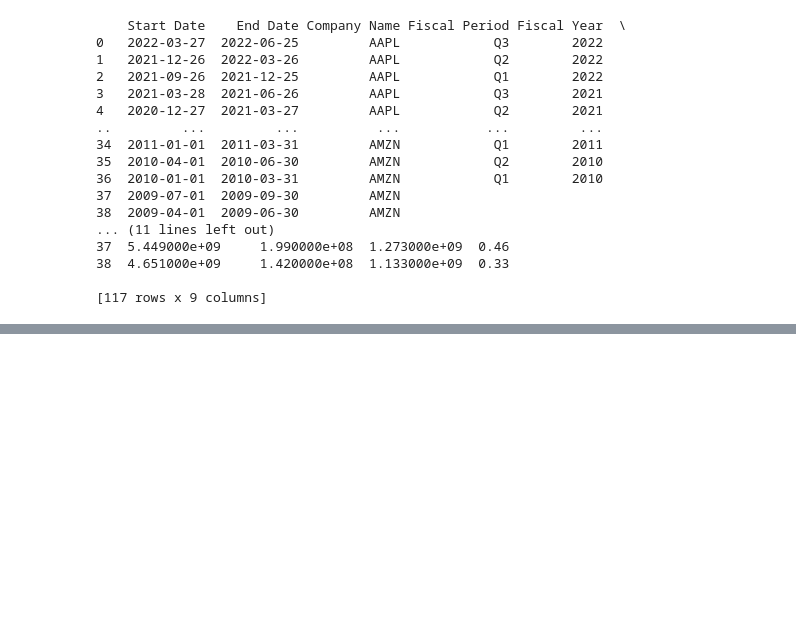
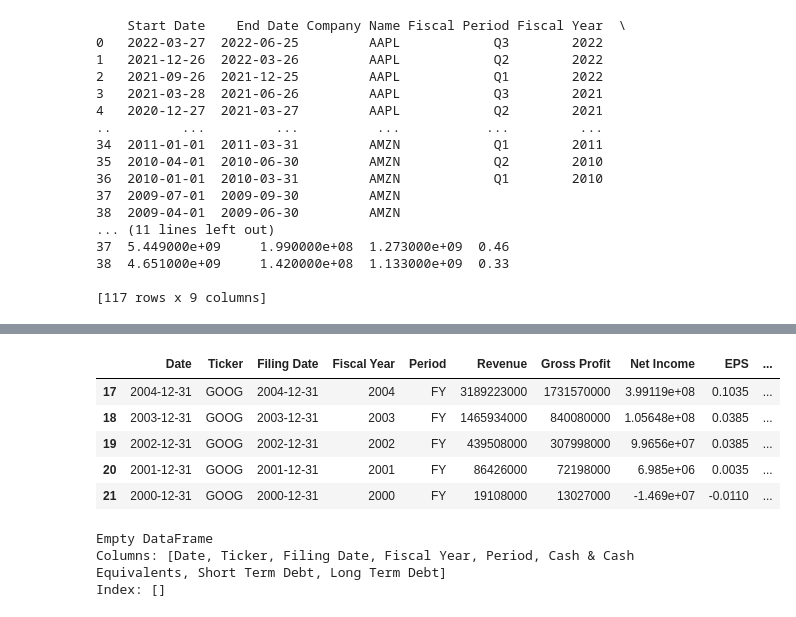
Before and after one commit to lyndsaywylie/Project-1, a Jupyter notebook: lyns-Copy1.ipynb, the cells around one changed output, grey strips where cells are left out. Drawn from its saved outputs; the diff is of its cells as text; code cells hidden in the pictures; blank space fills up the shorter version.

```diff
--- a/lyns-Copy1.ipynb
+++ b/lyns-Copy1.ipynb
@@ -202,0 +304,20 @@ dum_financials
+# %%
+tickers3 = ["AAPL", "GOOG", "AMZN"]
+
+dum_fiscal_qis = pd.DataFrame(columns = ["date", "symbol", "fillingDate", "calendarYear",
+                                          "period", "revenue", "grossProfit", "netIncome",
+                                          "eps", "weightedAverageShsOut"])
+
+prep_key = "b4fe65382da39adf450a1bdfc846fd2e"
+for name in tickers3:
+    query_url = f"https://financialmodelingprep.com/api/v3/income-statement/{name}?period=quarter&limit=400&apikey={prep_key}"
+    fiscal_response = requests.get(query_url).json()
+    fiscal_yearqis = pd.json_normalize(fiscal_response)
+    fiscal_yearqis["symbol"] = name
+    fiscal_yearqis = fiscal_yearqis[["date", "symbol", "fillingDate", "calendarYear",
+                                "period", "revenue", "grossProfit", "netIncome",
+                                "eps", "weightedAverageShsOut"]]
+    dum_fiscal_yearqis= pd.concat([dum_fiscal_qis,fiscal_yearqis])
+dum_fiscal_yearqis.columns=["Date", "Ticker", "Filing Date", "Fiscal Year", "Period",
+                      "Revenue", "Gross Profit", "Net Income", "EPS", "Shares Outstanding"]
+print(dum_fiscal_yearqis)
@@ -202,0 +342,45 @@ dum_financials
+# %%
+#Create copy that won't affect original
+fiscal_yearsqis = dum_fiscal_yearqis.copy(deep=True)
+
+#fiscal_years
+#Create separate dataframe based on symbols
+aapl_qis = fiscal_yearsqis[fiscal_yearsqis["Ticker"] == "AAPL"]
+aapl_qis = pd.DataFrame(aapl_qis)
+#print(aapl_fiscal_year.head())
+amzn_qis = fiscal_yearsqis[fiscal_yearsqis["Ticker"] == "AMZN"]
+amzn_qis = pd.DataFrame(amzn_qis)
+#print(amzn_fiscal_year.head())
+goog_qis = fiscal_years_is[fiscal_years_is["Ticker"] == "GOOG"]
+goog_qis = pd.DataFrame(goog_qis)
+goog_qis.tail()
+# %% [output]
+|  | Date | Ticker | Filing Date | Fiscal Year | Period | Revenue | Gross Profit | Net Income | EPS | ... |
+| 17 | 2004-12-31 | GOOG | 2004-12-31 | 2004 | FY | 3189223000 | 1731570000 | 3.99119e+08 | 0.1035 | ... |
+| 18 | 2003-12-31 | GOOG | 2003-12-31 | 2003 | FY | 1465934000 | 840080000 | 1.05648e+08 | 0.0385 | ... |
+| 19 | 2002-12-31 | GOOG | 2002-12-31 | 2002 | FY | 439508000 | 307998000 | 9.9656e+07 | 0.0385 | ... |
+| 20 | 2001-12-31 | GOOG | 2001-12-31 | 2001 | FY | 86426000 | 72198000 | 6.985e+06 | 0.0035 | ... |
+| 21 | 2000-12-31 | GOOG | 2000-12-31 | 2000 | FY | 19108000 | 13027000 | -1.469e+07 | -0.0110 | ... |
+# %%
+tickers3 = ["AAPL", "GOOG", "AMZN"]
+
+dum_fiscal_ybs = pd.DataFrame(columns = ["date", "symbol", "fillingDate", "calendarYear",
+                                          "period", "cashAndCashEquivalents", "shortTermDebt", "longTermDebt"])
+
+prep_key = "b4fe65382da39adf450a1bdfc846fd2e"
+for name in tickers3:
+    query_url = f"https://financialmodelingprep.com/api/v3/balance-sheet-statement/{name}?limit=120&apikey={prep_key}"
+
+    fiscal_response = requests.get(query_url).json()
+    fiscal_ybs = pd.json_normalize(fiscal_response)
+    fiscal_ybs["symbol"] = name
+    fiscal_ybs = fiscal_ybs[["date", "symbol", "fillingDate", "calendarYear",
+                                    "period", "cashAndCashEquivalents", "shortTermDebt", "longTermDebt"]]
+    fiscal_ybs= pd.concat([dum_fiscal_ybs,fiscal_ybs])
+dum_fiscal_ybs.columns=["Date", "Ticker", "Filing Date", "Fiscal Year", "Period",
+                      "Cash & Cash Equivalents", "Short Term Debt", "Long Term Debt"]
+print(dum_fiscal_ybs)
+# %% [output]
+Empty DataFrame
+Columns: [Date, Ticker, Filing Date, Fiscal Year, Period, Cash & Cash Equivalents, Short Term Debt, Long Term Debt]
+Index: []
```
Also changed, not shown: parts of 8 cells of this notebook, 1 other file.
